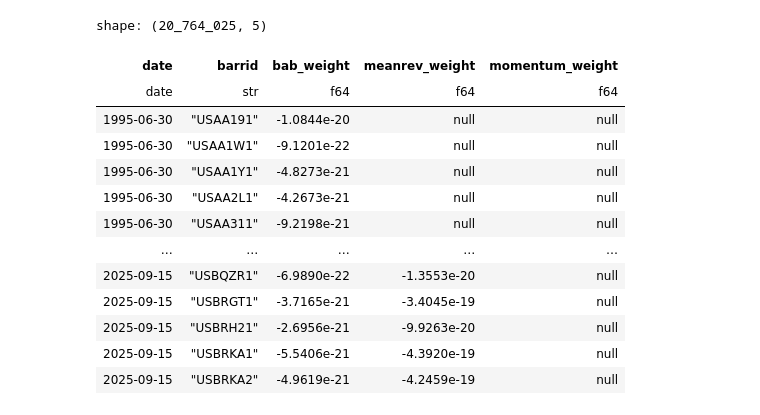
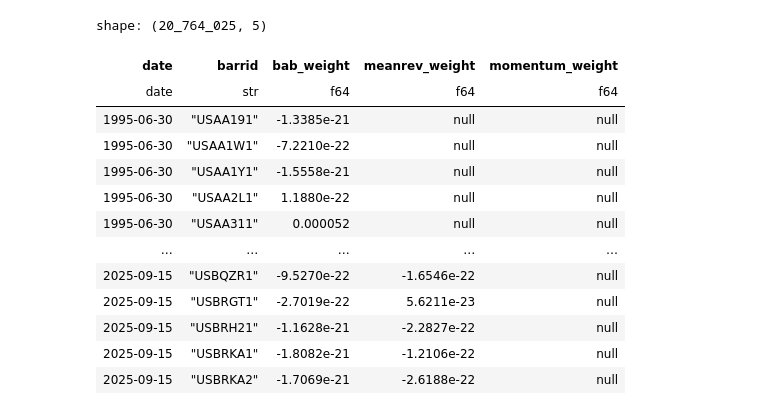
Before and after one commit to xylr11/orthogonal-alphas, a Jupyter notebook: synMVO/synMVO.ipynb, the cells around one changed output. Saved outputs shown, nothing was run; the diff lists cells and outputs as text; code cells hidden in the pictures.

```diff
--- a/synMVO/synMVO.ipynb
+++ b/synMVO/synMVO.ipynb
@@ -30,24 +28,24 @@ shape: (20_764_025, 23)
 | 2025-09-12 | "USBRKA2" | "GLIBA" | 36.17 | -0.023752 | -0.00733 | 0.219429 | 0.257401 | 0.328961 | ... |
 | 2025-09-15 | "USBRKA2" | "GLIBA" | 35.72 | -0.012441 | -0.00794 | 0.217817 | 0.252982 | 0.331983 | ... |
 # %%
-weights_data = pl.read_parquet("../signal_weights/weights/updated_weights_pivot.parquet")
+weights_data = pl.read_parquet("../signal_weights/weights/low_vol_weights_pivot.parquet")
 
 weights_data
 # %% [output]
 shape: (20_764_025, 5)
 | date | barrid | bab_weight | meanrev_weight | momentum_weight |
 | date | str | f64 | f64 | f64 |
-| 1995-06-30 | "USAA191" | -1.0844e-20 | null | null |
-| 1995-06-30 | "USAA1W1" | -9.1201e-22 | null | null |
-| 1995-06-30 | "USAA1Y1" | -4.8273e-21 | null | null |
-| 1995-06-30 | "USAA2L1" | -4.2673e-21 | null | null |
-| 1995-06-30 | "USAA311" | -9.2198e-21 | null | null |
+| 1995-06-30 | "USAA191" | -1.3385e-21 | null | null |
+| 1995-06-30 | "USAA1W1" | -7.2210e-22 | null | null |
+| 1995-06-30 | "USAA1Y1" | -1.5558e-21 | null | null |
+| 1995-06-30 | "USAA2L1" | 1.1880e-22 | null | null |
+| 1995-06-30 | "USAA311" | 0.000052 | null | null |
 | … | … | … | … | … |
-| 2025-09-15 | "USBQZR1" | -6.9890e-22 | -1.3553e-20 | null |
-| 2025-09-15 | "USBRGT1" | -3.7165e-21 | -3.4045e-19 | null |
-| 2025-09-15 | "USBRH21" | -2.6956e-21 | -9.9263e-20 | null |
-| 2025-09-15 | "USBRKA1" | -5.5406e-21 | -4.3920e-19 | null |
-| 2025-09-15 | "USBRKA2" | -4.9619e-21 | -4.2459e-19 | null |
+| 2025-09-15 | "USBQZR1" | -9.5270e-22 | -1.6546e-22 | null |
+| 2025-09-15 | "USBRGT1" | -2.7019e-22 | 5.6211e-23 | null |
+| 2025-09-15 | "USBRH21" | -1.1628e-21 | -2.2827e-22 | null |
+| 2025-09-15 | "USBRKA1" | -1.8082e-21 | -1.2106e-22 | null |
+| 2025-09-15 | "USBRKA2" | -1.7069e-21 | -2.6188e-22 | null |
 # %%
 big_data = alpha_data.join(weights_data, on=["date", "barrid"], how="inner").select(['date', 'barrid', 'return', 'fwd_return', 'predicted_beta', 'momentum_alpha', 'meanrev_alpha', 'bab_alpha', 'momentum_weight', 'meanrev_weight', 'bab_weight'])
 
```
Also changed, not shown: parts of 17 cells of this notebook.
